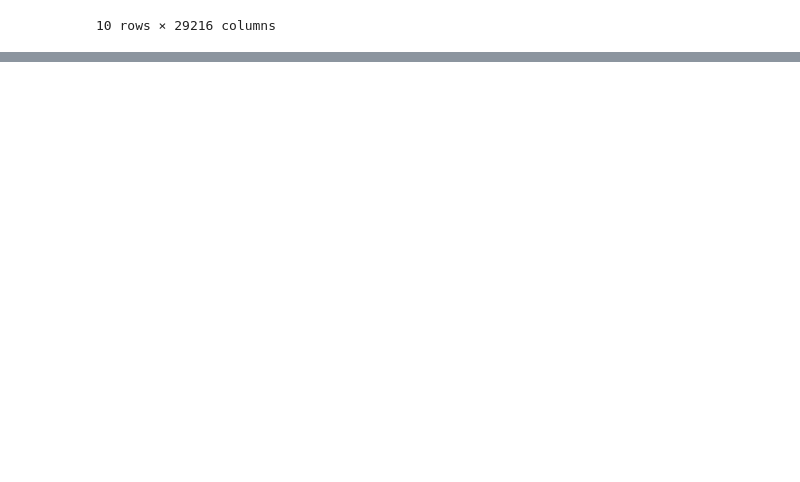
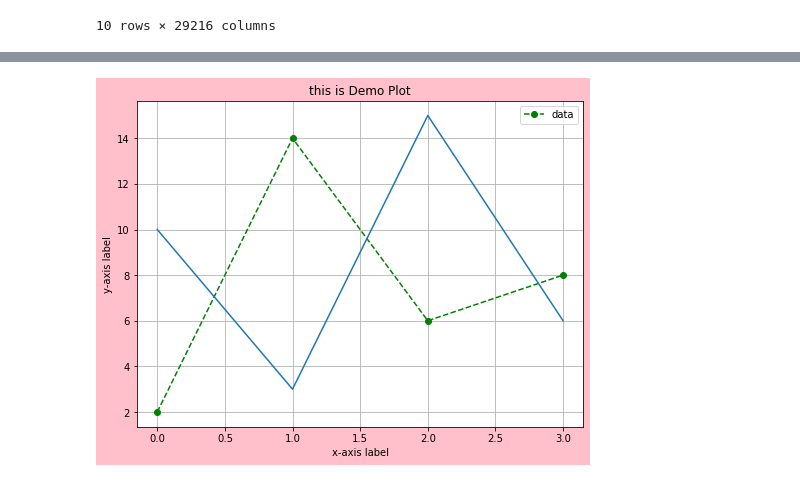
Before and after one commit to Edubridge-karthik/EXL-CHENNAI---8410-and-PUNE-8414-DA--Batch, a Jupyter notebook: EXL-CHENNAI and PUNE- DA/Pandas_lec.ipynb, the cells around one changed output, grey strips where cells are left out. Saved outputs shown, nothing was run; the diff lists cells and outputs as text; code cells hidden in the pictures; blank space fills up the shorter version.

```diff
--- a/EXL-CHENNAI and PUNE- DA/Pandas_lec.ipynb
+++ b/EXL-CHENNAI and PUNE- DA/Pandas_lec.ipynb
@@ -2733,0 +3202,13 @@ olympics.T
+# %%
+plt.figure(figsize=(8,6),facecolor='pink',edgecolor='y')
+plt.plot([2,14,6,8],marker='o',c='g',linestyle='dashed',label='data') #Plot y versus x as lines and/or markers.
+plt.plot([10,3,15,6])
+plt.sin()
+plt.legend()
+plt.grid()
+plt.title('this is Demo Plot')
+plt.xlabel('x-axis label')
+plt.ylabel('y-axis label')
+plt.show()
+# %% [output]
+[figure, added]
```
Also changed, not shown: parts of 60 cells of this notebook.
